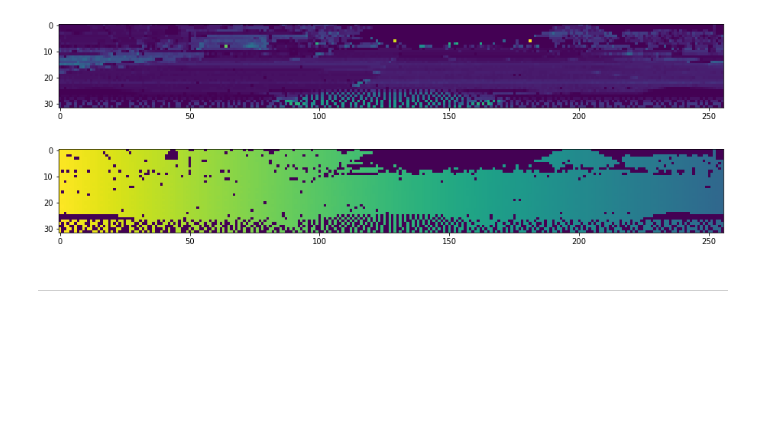
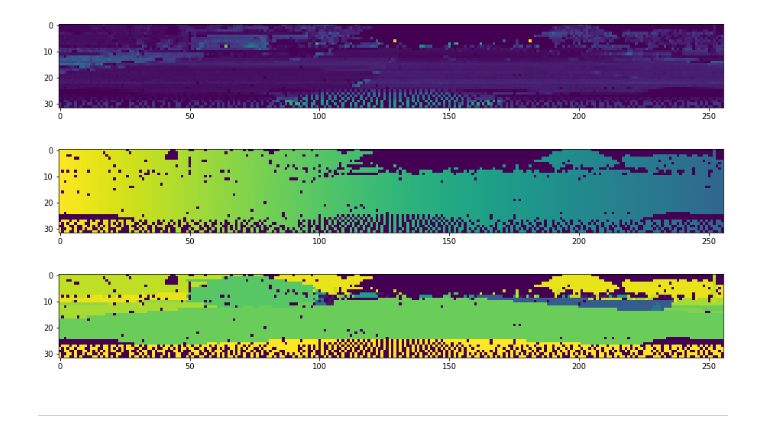
Before and after one commit to narekvslife/lidar-camera-fusion-detection, a Jupyter notebook: LaserNet.ipynb, the cells around one changed output. Saved outputs shown, nothing was run; the diff lists cells and outputs as text; code cells hidden in the pictures; blank space fills up the shorter version.

Commit message:
Added Range View label extraction

```diff
--- a/LaserNet.ipynb
+++ b/LaserNet.ipynb
@@ -44,7 +44,8 @@ Wall time: 3.77 s
 # %%
-# first index - number of rv, second index - features/coordinates
+# We transpose RVs so that they are in shape, expected by torch a.k.a. [NUMBER, CHANNELS, WIDTH, HEIGHT]
 range_views = np.array([r[0].T for r in res])
 coordinates = np.array([r[1].T for r in res])
+labels = np.array([r[2].T for r in res])
 
-range_views.shape, coordinates.shape
+range_views.shape, coordinates.shape, labels.shape
 # %% [output]
@@ -61,6 +62,12 @@ plt.imshow(res[0][0][:, :, 2])
 plt.show()
 # %% [output]
 [figure]
+# %%
+plt.subplots(figsize=(RV_WIDTH / 16, RV_HEIGHT / 16))
+plt.imshow(labels[0].T)
+plt.show()
+# %% [output]
+[figure, added]
 # %% [markdown]
 ---
 # %% [markdown]
```
Also changed, not shown: parts of 21 cells of this notebook, 1 other file.
